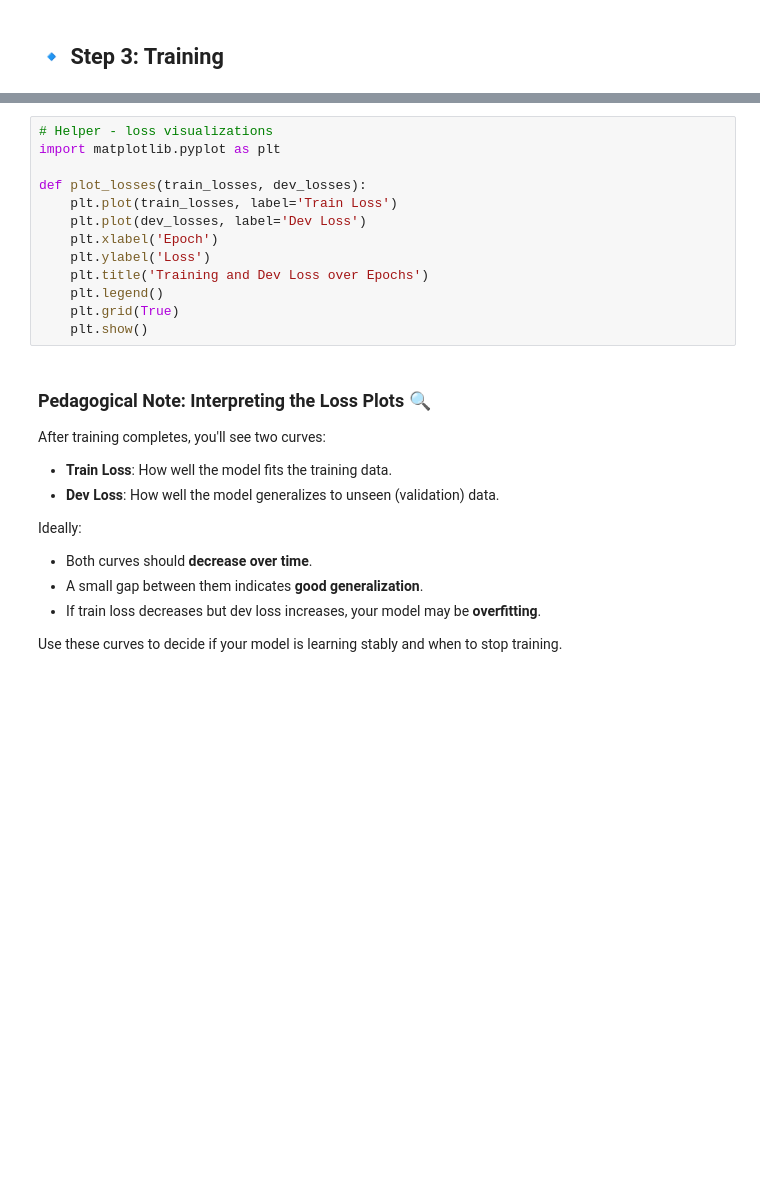
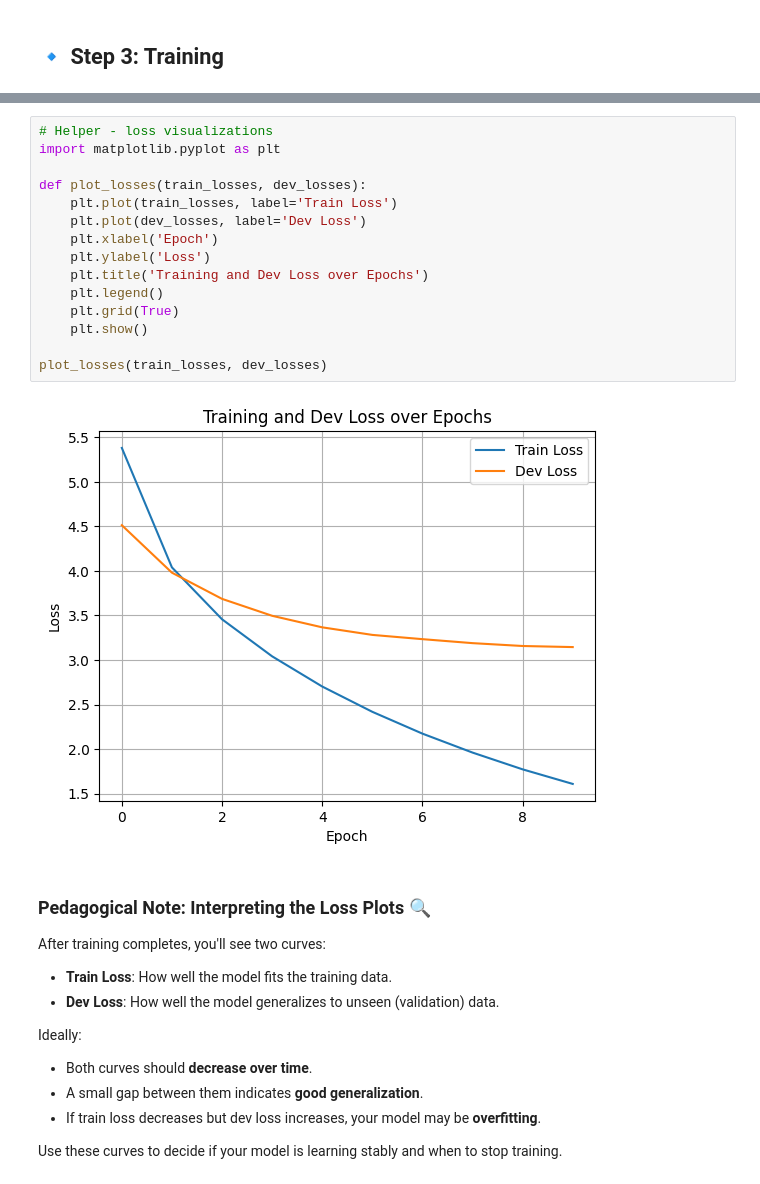
Before and after one commit to AviRahimov/Sequence-To-Sequence-model-w-o-Attention, a Jupyter notebook: Advanced_Models_For_Language_Understanding_Assignment1.ipynb, the cells around one changed output, grey strips where cells are left out. Saved outputs shown, nothing was run; the diff lists cells and outputs as text; blank space fills up the shorter version.

```diff
--- a/Advanced_Models_For_Language_Understanding_Assignment1.ipynb
+++ b/Advanced_Models_For_Language_Understanding_Assignment1.ipynb
@@ -680,16 +562,20 @@ KeyboardInterrupt:
 # %%
 # Helper - loss visualizations
 import matplotlib.pyplot as plt
 
 def plot_losses(train_losses, dev_losses):
     plt.plot(train_losses, label='Train Loss')
     plt.plot(dev_losses, label='Dev Loss')
     plt.xlabel('Epoch')
     plt.ylabel('Loss')
     plt.title('Training and Dev Loss over Epochs')
     plt.legend()
     plt.grid(True)
     plt.show()
+
+plot_losses(train_losses, dev_losses)
+# %% [output]
+[figure, added]
 # %% [markdown]
 ### Pedagogical Note: Interpreting the Loss Plots 🔍
 
```
Also changed, not shown: parts of 29 cells of this notebook, 2 other files.
